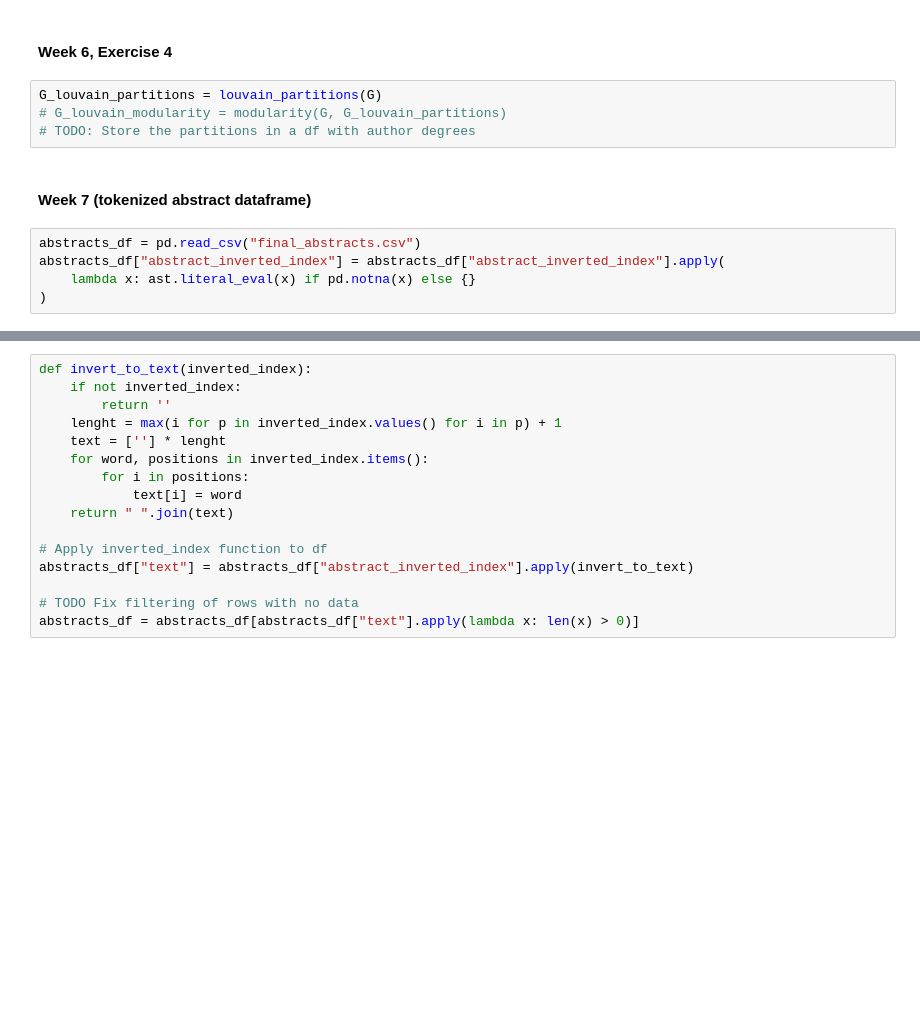
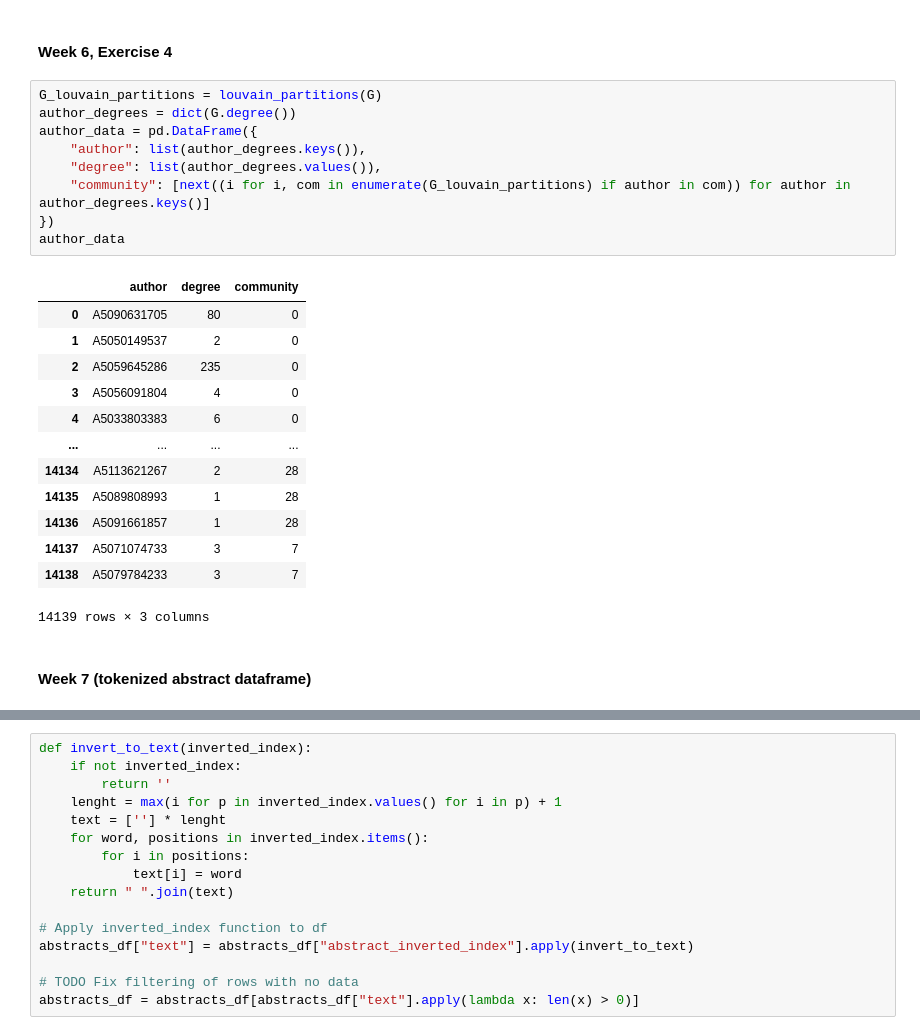
Before and after one commit to josephnguyen0413/02467_Assignment2, a Jupyter notebook: Assignment2.ipynb, the cells around one changed output, grey strips where cells are left out. Drawn from its saved outputs; the diff is of its cells as text; blank space fills up the shorter version.

```diff
--- a/Assignment2.ipynb
+++ b/Assignment2.ipynb
@@ -400,14 +400,28 @@ plt.show()
 ## Part 3 - Words that characterize Computational Social Science communities
 # %% [markdown]
 #### Week 6, Exercise 4
-# %%
-G_louvain_partitions = louvain_partitions(G)
-# G_louvain_modularity = modularity(G, G_louvain_partitions)
-# TODO: Store the partitions in a df with author degrees
+# %%
+G_louvain_partitions = louvain_partitions(G)
+author_degrees = dict(G.degree())
+author_data = pd.DataFrame({
+    "author": list(author_degrees.keys()),
+    "degree": list(author_degrees.values()),
+    "community": [next((i for i, com in enumerate(G_louvain_partitions) if author in com)) for author in author_degrees.keys()]
+})
+author_data
+# %% [output]
+|  | author | degree | community |
+| 0 | A5090631705 | 80 | 0 |
+| 1 | A5050149537 | 2 | 0 |
+| 2 | A5059645286 | 235 | 0 |
+| 3 | A5056091804 | 4 | 0 |
+| 4 | A5033803383 | 6 | 0 |
+| ... | ... | ... | ... |
+| 14134 | A5113621267 | 2 | 28 |
+| 14135 | A5089808993 | 1 | 28 |
+| 14136 | A5091661857 | 1 | 28 |
+| 14137 | A5071074733 | 3 | 7 |
+| 14138 | A5079784233 | 3 | 7 |
+14139 rows × 3 columns
 # %% [markdown]
 #### Week 7 (tokenized abstract dataframe)
-# %%
-abstracts_df = pd.read_csv("final_abstracts.csv")
-abstracts_df["abstract_inverted_index"] = abstracts_df["abstract_inverted_index"].apply(
-    lambda x: ast.literal_eval(x) if pd.notna(x) else {}
-)
```
Also changed, not shown: parts of 11 cells of this notebook.
